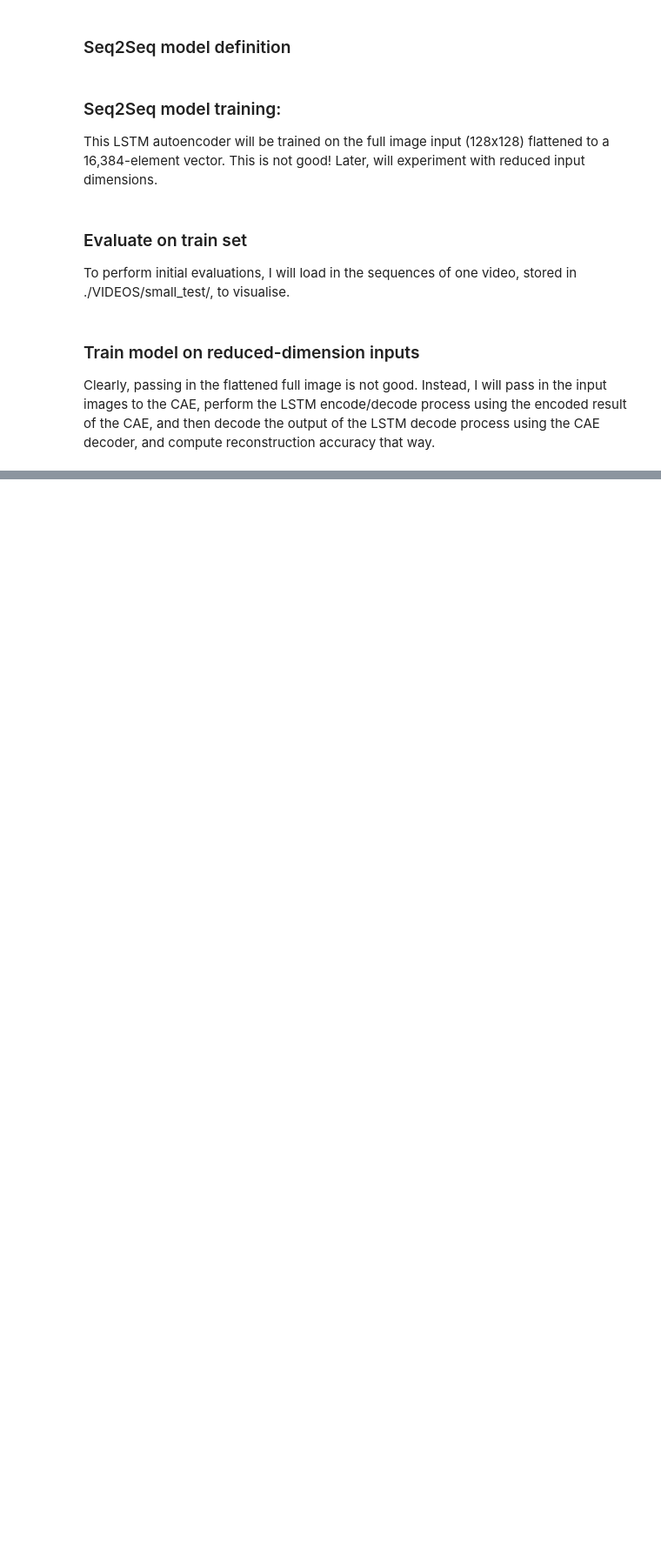
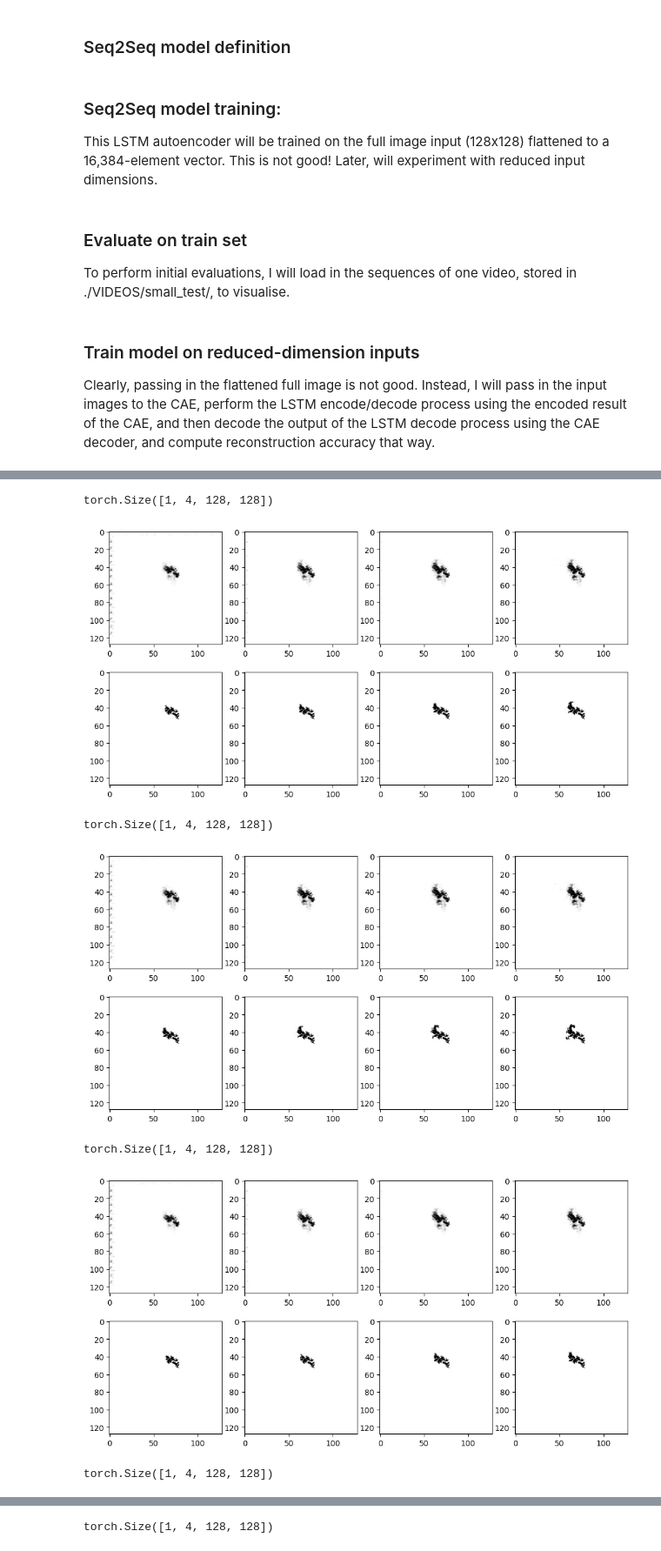
Before and after one commit to chrischris531/sibo_cheng_urop, a Jupyter notebook: question_3_lstm.ipynb, the cells around one changed output, grey strips where cells are left out. Shown at 87% size. Cells and saved outputs as stored; diff of their text form; code cells hidden in the pictures; blank space fills up the shorter version.

```diff
--- a/question_3_lstm.ipynb
+++ b/question_3_lstm.ipynb
@@ -109,7 +138,7 @@ This LSTM autoencoder will be trained on the full image input (128x128) flattene
 # %%
 # define function to train the model
 def train(model, train_data, criterion, optimizer, epochs):
-  model.train
+  model.train()
   for epoch in range(epochs):
     running_loss = 0.0
     for input_seq, target_seq in train_data:
@@ -127,7 +156,7 @@ input_dim = 128*128
 latent_dim = 512
 num_layers = 1
 learning_rate = 0.001
-num_epochs = 100
+num_epochs = 50
 # %%
 # Initialise model, loss function, and optimizer
 model = Seq2SeqModel(input_dim, latent_dim, num_layers)
@@ -249,0 +388,6 @@ train(model, train_loader, criterion, optimizer, num_epochs)
+# %%
+folder_path = './VIDEOS/small_test/'
+test_dataset = VideoDataset(folder_path, sequence_length=sequence_length, transform=transform)
+test_loader = DataLoader(test_dataset, batch_size=batch_size, shuffle=True)
+
+print(len(test_loader))
@@ -249,0 +396,43 @@ train(model, train_loader, criterion, optimizer, num_epochs)
+# %%
+def decode_predictions(predictions):
+  return predictions.view(batch_size, sequence_length, 128, 128)  # Reshape to image dimensions
+
+def visualise_one_test_video(model, test_loader):
+  model.eval()
+  for input_seq, target_seq in test_loader:
+    with torch.no_grad():
+      input_seq, target_seq = input_seq.to(device), target_seq.to(device)
+
+      # Predict sequences in reduced space
+      output_seq = model(input_seq)
+
+      # Decode predicted results into full space
+      decoded_predictions = decode_predictions(output_seq)
+      decoded_targets = decode_predictions(target_seq)
+      print(decoded_targets.shape)
+
+      # Example: Convert the first sequence in the batch to an image (assuming grayscale)
+
+      fig, ax = plt.subplots(2, 4, figsize=(12, 6))
+
+      for i in range(sequence_length):
+        example_prediction = decoded_predictions[0, i].cpu().numpy()  # Extract first prediction from batch
+        example_prediction = np.uint8(example_prediction * 255)  # Convert to 8-bit grayscale
+
+        example_target = decoded_targets[0, i].cpu().numpy()
+        example_target = np.uint8(example_target * 255)
+
+        ax[0, i].imshow(example_prediction, cmap='binary')
+        ax[1, i].imshow(example_target, cmap='binary')
+
+      plt.show()
+# %%
+visualise_one_test_video(model, test_loader)
+# %% [output]
+torch.Size([1, 4, 128, 128])
+[figure, added]
+torch.Size([1, 4, 128, 128])
+[figure, added]
+torch.Size([1, 4, 128, 128])
+[figure, added]
+torch.Size([1, 4, 128, 128])
@@ -249,0 +440 @@ train(model, train_loader, criterion, optimizer, num_epochs)
+torch.Size([1, 4, 128, 128])
```
Also changed, not shown: parts of 13 cells of this notebook, 1 other file.
